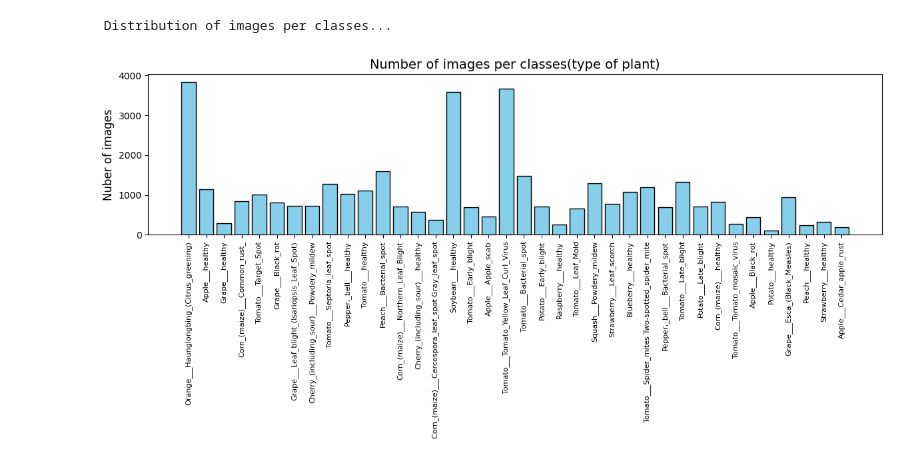
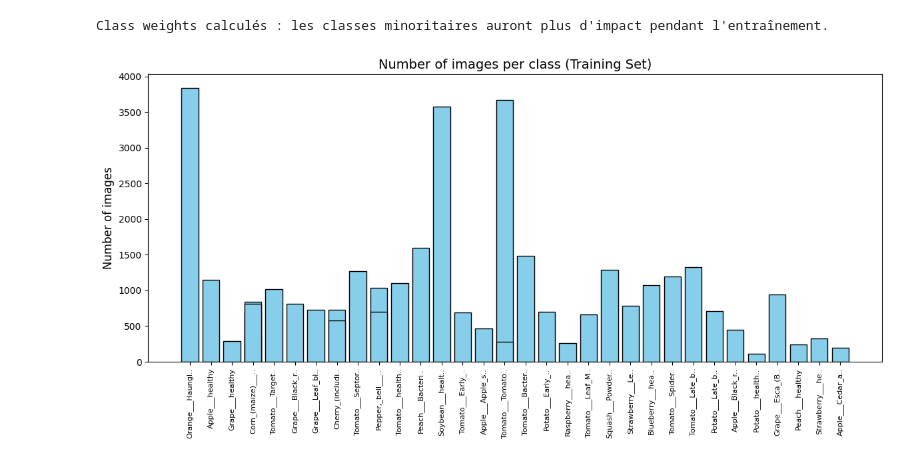
Before and after one commit to Lucasrolo/AI-cpastone-Gr17, a Jupyter notebook: model_training/plantvillage.ipynb, the cells around one changed output. Cells and saved outputs as stored; diff of their text form; code cells hidden in the pictures.

Commit message:
model train and saved

```diff
--- a/model_training/plantvillage.ipynb
+++ b/model_training/plantvillage.ipynb
@@ -94,21 +70,0 @@ Number of classes : 38
-# %%
-# VISUALISATION DE LA GALERIE
-
-plt.figure(figsize=(18, 6))
-indices = np.random.choice(len(train_ds), 4, replace=False)
-
-for i, idx in enumerate(indices):
-    sample = train_ds[int(idx)]
-
-    plt.subplot(1, 4, i + 1)
-    plt.imshow(sample['image'])
-
-    # Récupération du nom de la classe
-    valeur_label = sample['label']
-    nom_classe = class_names[valeur_label] if isinstance(valeur_label, int) else valeur_label
-
-    plt.title(f"{nom_classe}", fontsize=10)
-    plt.axis('off')
-
-plt.tight_layout()
-plt.show()
@@ -117,22 +71,25 @@ plt.show()
 # %%
-print(" Distribution of images per classes...")
-
-# Comptage des images pour chaque classe
+# 3. Calcul des Class Weights pour le déséquilibre (Imbalance)
 labels = [sample['label'] for sample in train_ds]
 counts = Counter(labels)
 
-# On remplace les ID par les vrais noms
-noms_labels = [class_names[k] if isinstance(class_names[k], str) else f"Classe {k}" for k in counts.keys()]
+# Poids inversement proportionnel à la fréquence
+total_samples = len(labels)
+class_weights = [total_samples / (num_classes * counts[i]) for i in range(num_classes)]
+class_weights_tensor = torch.FloatTensor(class_weights).to(device)
+
+print("Class weights calculés : les classes minoritaires auront plus d'impact pendant l'entraînement.")
+
+# Affichage de la distribution
+noms_labels = [class_names[k][:15] + ".." if len(class_names[k])>15 else class_names[k] for k in counts.keys()]
 valeurs = list(counts.values())
-
-# Création d'un beau graphique
 plt.figure(figsize=(12, 6))
 plt.bar(noms_labels, valeurs, color='skyblue', edgecolor='black')
-plt.xticks(rotation=90, fontsize=8) # On tourne les noms pour que ce soit lisible
-plt.title("Number of images per classes(type of plant)", fontsize=14)
-plt.ylabel("Nuber of images", fontsize=12)
+plt.xticks(rotation=90, fontsize=8)
+plt.title("Number of images per class (Training Set)", fontsize=14)
+plt.ylabel("Number of images", fontsize=12)
 plt.tight_layout()
 plt.show()
 # %% [output]
- Distribution of images per classes...
+Class weights calculés : les classes minoritaires auront plus d'impact pendant l'entraînement.
-[figure, old version]
+[figure, new version]
```
Also changed, not shown: parts of 16 cells of this notebook, 4 other files.
